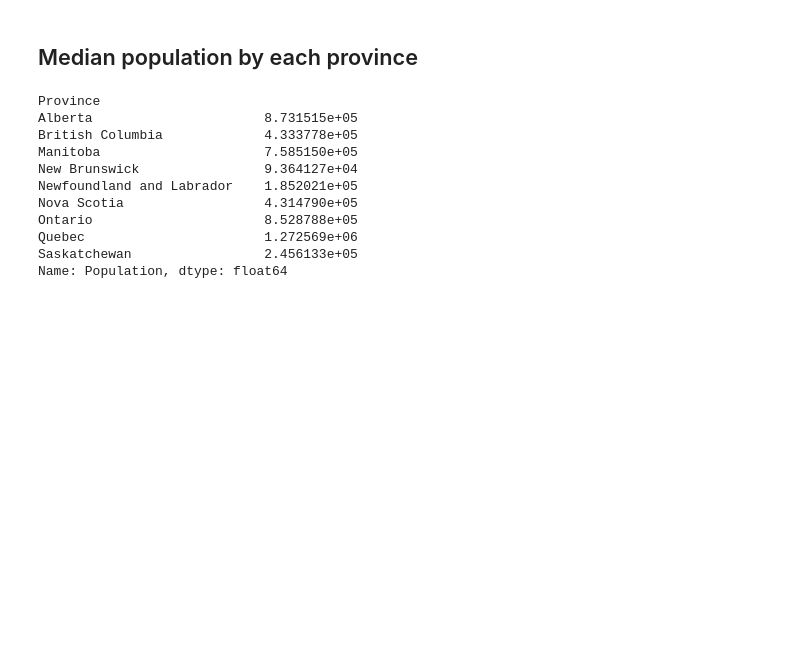
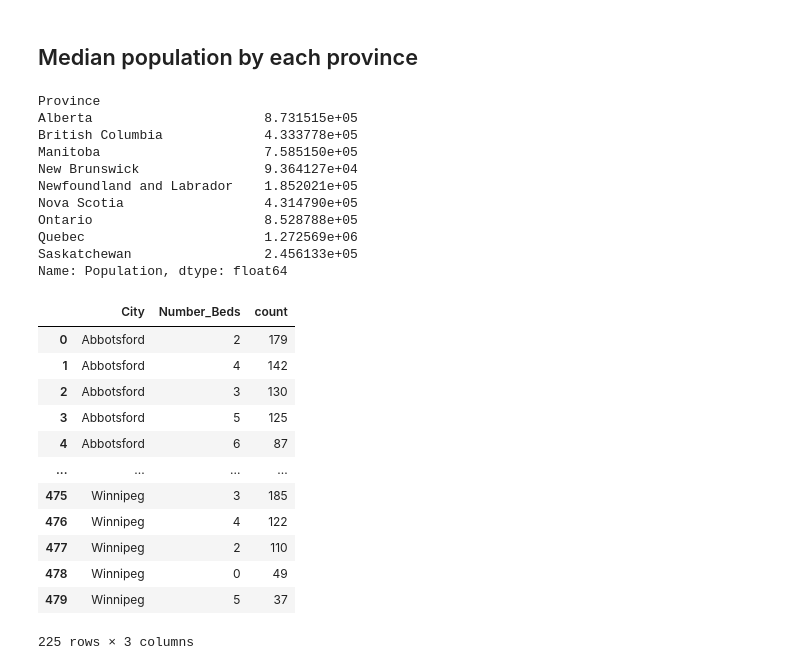
Before and after one commit to UBC-MDS/DSCI-532_2024_5_Estate_Track, a Jupyter notebook: notebooks/EDA.ipynb, the cells around one changed output. Drawn from its saved outputs; the diff is of its cells as text; code cells hidden in the pictures; blank space fills up the shorter version.

```diff
--- a/notebooks/EDA.ipynb
+++ b/notebooks/EDA.ipynb
@@ -144,0 +147,25 @@ Name: Population, dtype: float64
+# %%
+df_num = df.groupby('City')['Number_Beds'].value_counts().reset_index()
+df_num
+# Assuming df_num is your DataFrame with 'City', 'Number_Beds', and 'count' columns
+top_5_beds_per_city = df_num.groupby('City').apply(lambda x: x.nlargest(5, 'count')).reset_index(drop=True)
+
+# top_5_beds_per_city
+top_5_per_city = (df_num.sort_values(['City', 'count'], ascending=[True, False])
+                                 .groupby('City')
+                                 .head(5))
+top_5_per_city
+# %% [output]
+|  | City | Number_Beds | count |
+| 0 | Abbotsford | 2 | 179 |
+| 1 | Abbotsford | 4 | 142 |
+| 2 | Abbotsford | 3 | 130 |
+| 3 | Abbotsford | 5 | 125 |
+| 4 | Abbotsford | 6 | 87 |
+| ... | ... | ... | ... |
+| 475 | Winnipeg | 3 | 185 |
+| 476 | Winnipeg | 4 | 122 |
+| 477 | Winnipeg | 2 | 110 |
+| 478 | Winnipeg | 0 | 49 |
+| 479 | Winnipeg | 5 | 37 |
+225 rows × 3 columns
```
Also changed, not shown: parts of 3 cells of this notebook, 1 other file.
